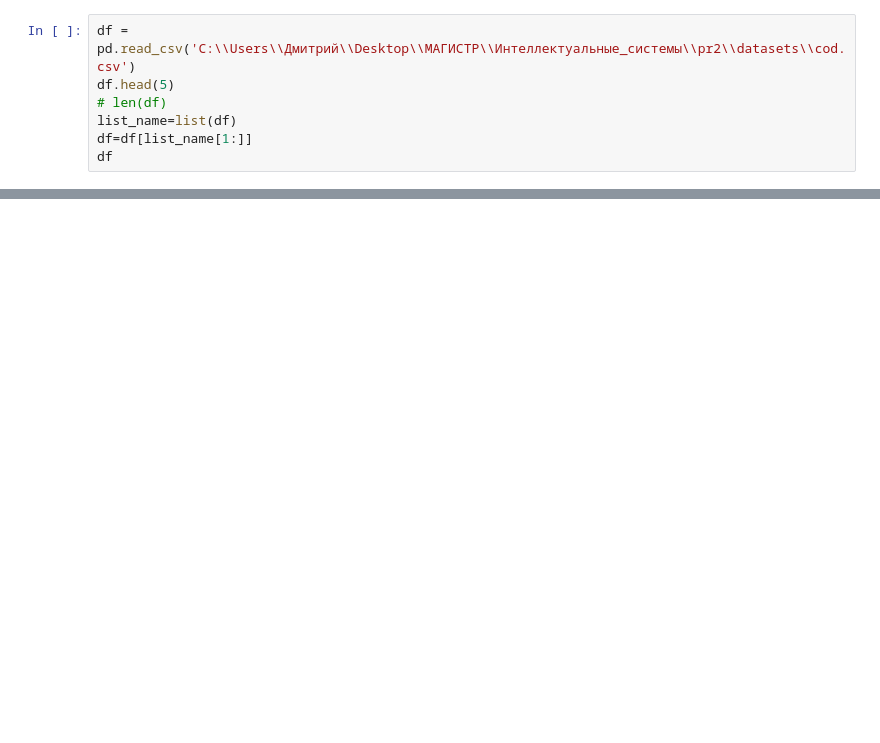
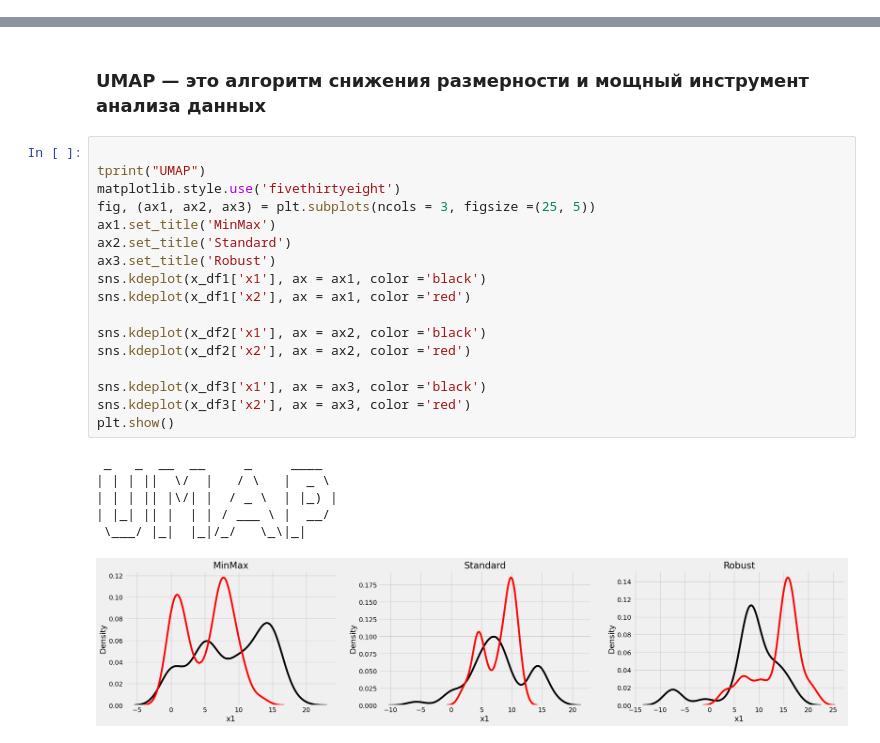
Before and after one commit to Raccoonn78/MagiCtr, a Jupyter notebook: Интеллектуальные системы и технологии/pr2/pr2.ipynb, the cells around one changed output, grey strips where cells are left out. Cells and saved outputs as stored; diff of their text form; blank space fills up the shorter version.

```diff
--- a/Интеллектуальные системы и технологии/pr2/pr2.ipynb
+++ b/Интеллектуальные системы и технологии/pr2/pr2.ipynb
@@ -13,7 +0,0 @@ from sklearn.manifold import TSNE
-# %%
-df = pd.read_csv('C:\\Users\\Дмитрий\\Desktop\\МАГИСТР\\Интеллектуальные_системы\\pr2\\datasets\\cod.csv')
-df.head(5)
-# len(df)
-list_name=list(df)
-df=df[list_name[1:]]
-df
@@ -191,0 +149,26 @@ fig.update_traces(marker=dict(size=3))
+# %% [markdown]
+### UMAP — это алгоритм снижения размерности и мощный инструмент анализа данных
+# %%
+
+tprint("UMAP")
+matplotlib.style.use('fivethirtyeight')
+fig, (ax1, ax2, ax3) = plt.subplots(ncols = 3, figsize =(25, 5))
+ax1.set_title('MinMax')
+ax2.set_title('Standard')
+ax3.set_title('Robust')
+sns.kdeplot(x_df1['x1'], ax = ax1, color ='black')
+sns.kdeplot(x_df1['x2'], ax = ax1, color ='red')
+
+sns.kdeplot(x_df2['x1'], ax = ax2, color ='black')
+sns.kdeplot(x_df2['x2'], ax = ax2, color ='red')
+
+sns.kdeplot(x_df3['x1'], ax = ax3, color ='black')
+sns.kdeplot(x_df3['x2'], ax = ax3, color ='red')
+plt.show()
+# %% [output]
+ _   _  __  __     _     ____
+| | | ||  \/  |   / \   |  _ \
+| | | || |\/| |  / _ \  | |_) |
+| |_| || |  | | / ___ \ |  __/
+ \___/ |_|  |_|/_/   \_\|_|
+[figure, added]
```
Also changed, not shown: parts of 13 cells of this notebook, 1 other file.
